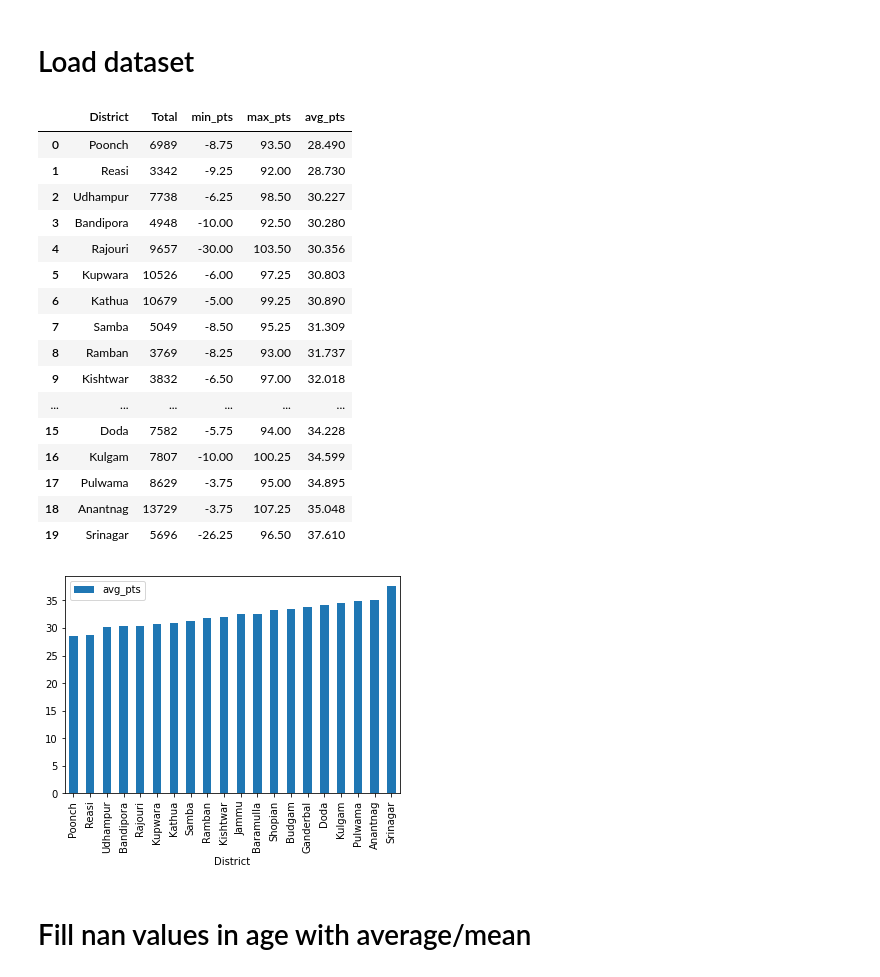
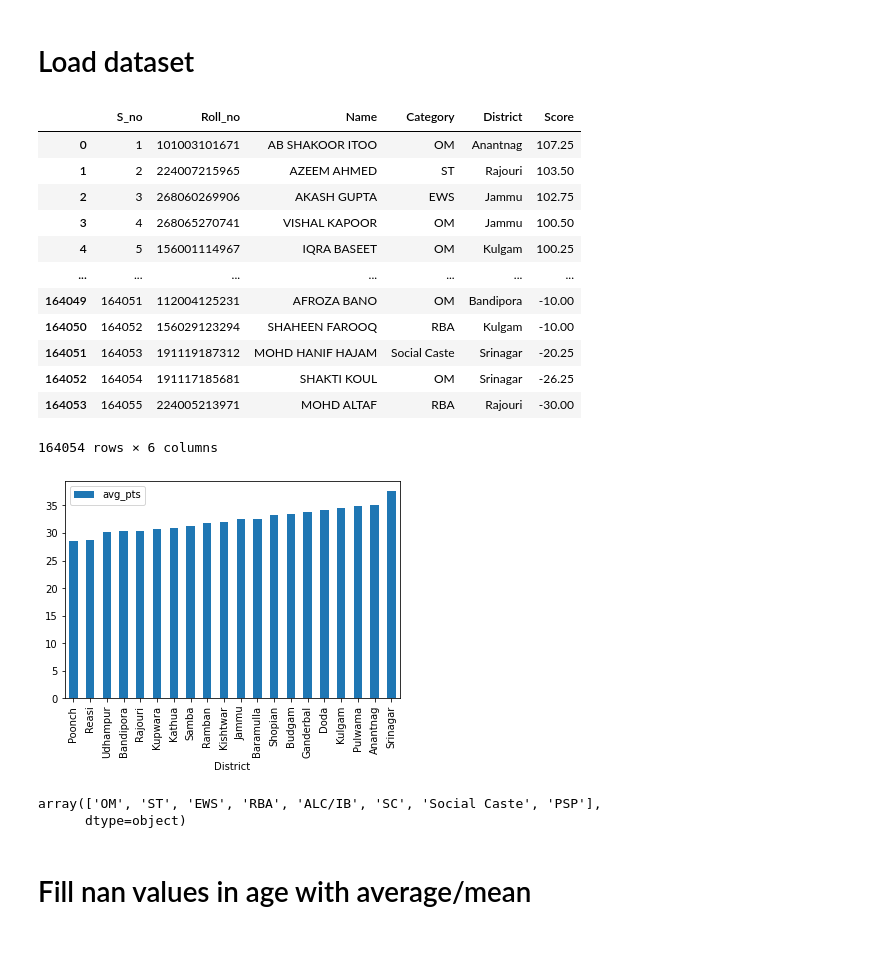
Before and after one commit to rajaaijaz10/numpy1, a Jupyter notebook: new/jkssb.ipynb, the cells around one changed output. Cells and saved outputs as stored; diff of their text form; code cells hidden in the pictures; blank space fills up the shorter version.

```diff
--- a/new/jkssb.ipynb
+++ b/new/jkssb.ipynb
@@ -3,34 +3,36 @@
 # %%
 import numpy as np
 import pandas as pd
 import matplotlib.pyplot as plt
 
 tt=pd.read_csv(r'jkssb1.csv')
 tt1=pd.read_csv(r'orders.csv')
 
 #tt.keys()
 #pd.__version__
 tt1.plot(x='District',y='avg_pts',kind='bar')
-tt1
+tt
 # %% [output]
-|  | District | Total | min_pts | max_pts | avg_pts |
-| 0 | Poonch | 6989 | -8.75 | 93.50 | 28.490 |
-| 1 | Reasi | 3342 | -9.25 | 92.00 | 28.730 |
-| 2 | Udhampur | 7738 | -6.25 | 98.50 | 30.227 |
-| 3 | Bandipora | 4948 | -10.00 | 92.50 | 30.280 |
-| 4 | Rajouri | 9657 | -30.00 | 103.50 | 30.356 |
-| 5 | Kupwara | 10526 | -6.00 | 97.25 | 30.803 |
-| 6 | Kathua | 10679 | -5.00 | 99.25 | 30.890 |
-| 7 | Samba | 5049 | -8.50 | 95.25 | 31.309 |
-| 8 | Ramban | 3769 | -8.25 | 93.00 | 31.737 |
-| 9 | Kishtwar | 3832 | -6.50 | 97.00 | 32.018 |
-| ... | ... | ... | ... | ... | ... |
-| 15 | Doda | 7582 | -5.75 | 94.00 | 34.228 |
-| 16 | Kulgam | 7807 | -10.00 | 100.25 | 34.599 |
-| 17 | Pulwama | 8629 | -3.75 | 95.00 | 34.895 |
-| 18 | Anantnag | 13729 | -3.75 | 107.25 | 35.048 |
-| 19 | Srinagar | 5696 | -26.25 | 96.50 | 37.610 |
+|  | S_no | Roll_no | Name | Category | District | Score |
+| 0 | 1 | 101003101671 | AB SHAKOOR ITOO | OM | Anantnag | 107.25 |
+| 1 | 2 | 224007215965 | AZEEM AHMED | ST | Rajouri | 103.50 |
+| 2 | 3 | 268060269906 | AKASH GUPTA | EWS | Jammu | 102.75 |
+| 3 | 4 | 268065270741 | VISHAL KAPOOR | OM | Jammu | 100.50 |
+| 4 | 5 | 156001114967 | IQRA BASEET | OM | Kulgam | 100.25 |
+| ... | ... | ... | ... | ... | ... | ... |
+| 164049 | 164051 | 112004125231 | AFROZA BANO | OM | Bandipora | -10.00 |
+| 164050 | 164052 | 156029123294 | SHAHEEN FAROOQ | RBA | Kulgam | -10.00 |
+| 164051 | 164053 | 191119187312 | MOHD HANIF HAJAM | Social Caste | Srinagar | -20.25 |
+| 164052 | 164054 | 191117185681 | SHAKTI KOUL | OM | Srinagar | -26.25 |
+| 164053 | 164055 | 224005213971 | MOHD ALTAF | RBA | Rajouri | -30.00 |
+164054 rows × 6 columns
 [figure]
+# %%
+cat=tt['Category'].unique()
+cat
+# %% [output]
+array(['OM', 'ST', 'EWS', 'RBA', 'ALC/IB', 'SC', 'Social Caste', 'PSP'],
+      dtype=object)
 # %% [markdown]
 # Fill nan values in age with average/mean
 # %%
```
Also changed, not shown: parts of 6 cells of this notebook, 39 other files.
